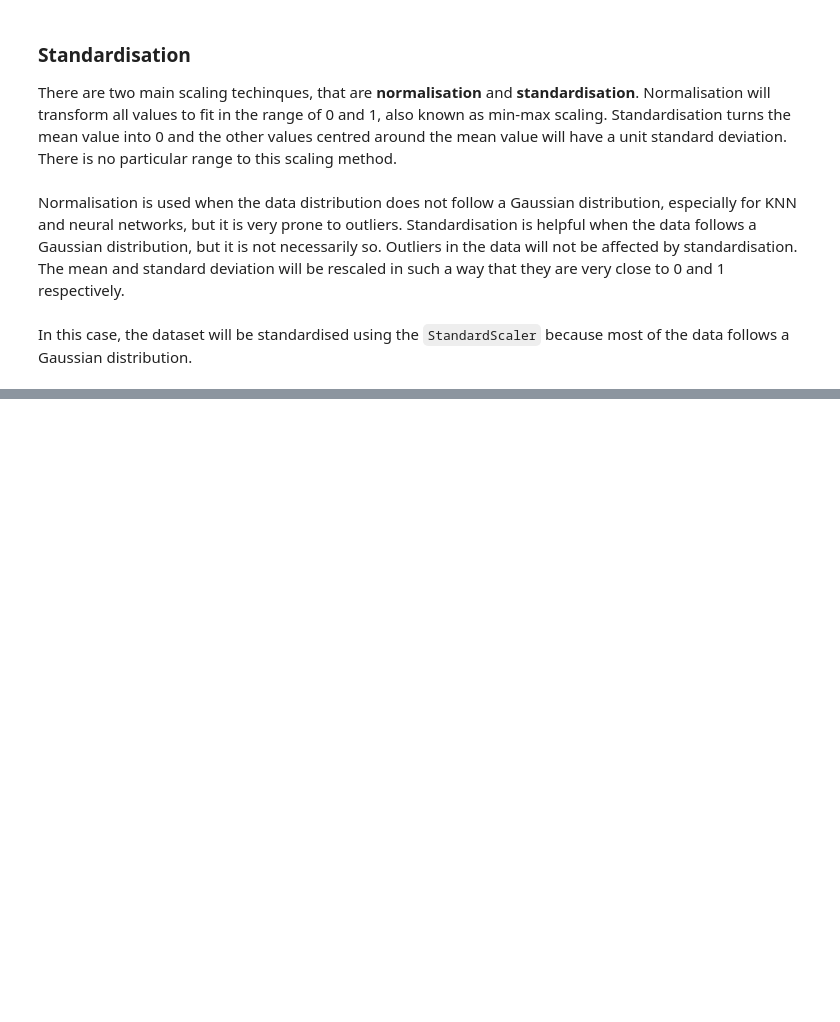
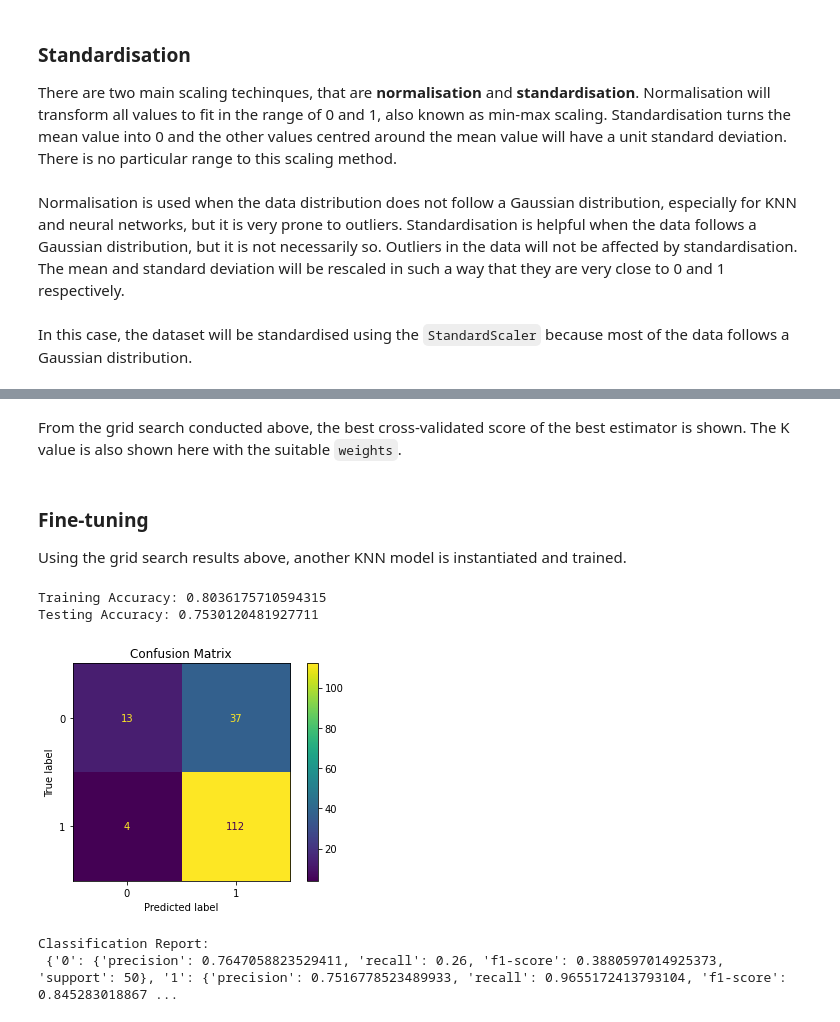
Before and after one commit to lianaling/ds-dec2021, a Jupyter notebook: my_analytics.ipynb, the cells around one changed output, grey strips where cells are left out. Drawn from its saved outputs; the diff is of its cells as text; code cells hidden in the pictures; blank space fills up the shorter version.

```diff
--- a/my_analytics.ipynb
+++ b/my_analytics.ipynb
@@ -396,0 +499,17 @@ Normalising the data to improve model accuracy.
+# %% [markdown]
+From the grid search conducted above, the best cross-validated score of the best estimator is shown. The K value is also shown here with the suitable `weights`.
+# %% [markdown]
+### Fine-tuning
+
+Using the grid search results above, another KNN model is instantiated and trained.
+# %%
+# Instantiate model
+knn_model = KNeighborsClassifier(n_neighbors=7)
+
+knn_train_acc, knn_acc, knn_cm, knn_cr = predict(knn_model, X_train, X_test, y_train, y_test)
+# %% [output]
+Training Accuracy: 0.8036175710594315
+Testing Accuracy: 0.7530120481927711
+[figure, added]
+Classification Report:
+ {'0': {'precision': 0.7647058823529411, 'recall': 0.26, 'f1-score': 0.3880597014925373, 'support': 50}, '1': {'precision': 0.7516778523489933, 'recall': 0.9655172413793104, 'f1-score': 0.845283018867 ...
```
Also changed, not shown: parts of 31 cells of this notebook.
